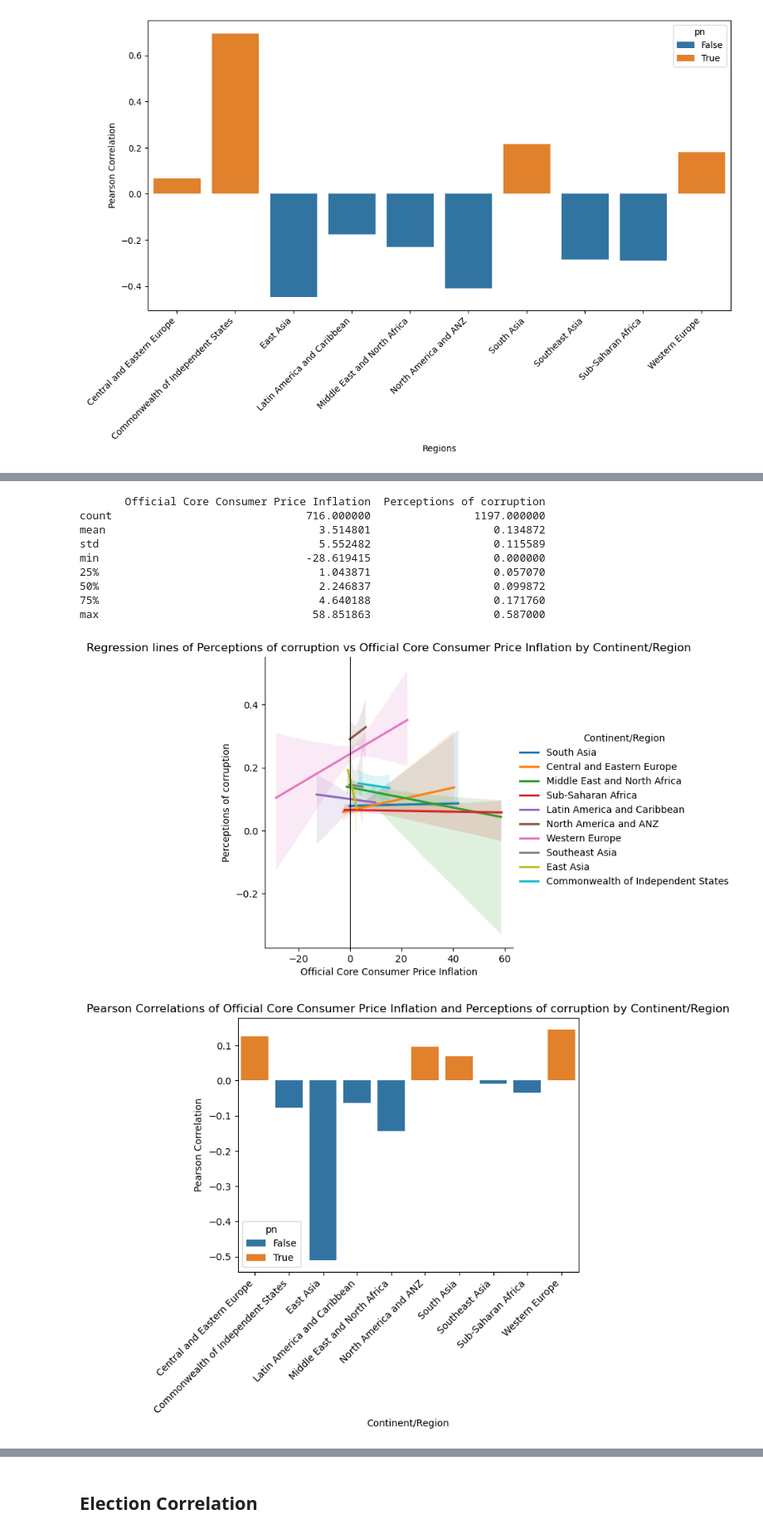
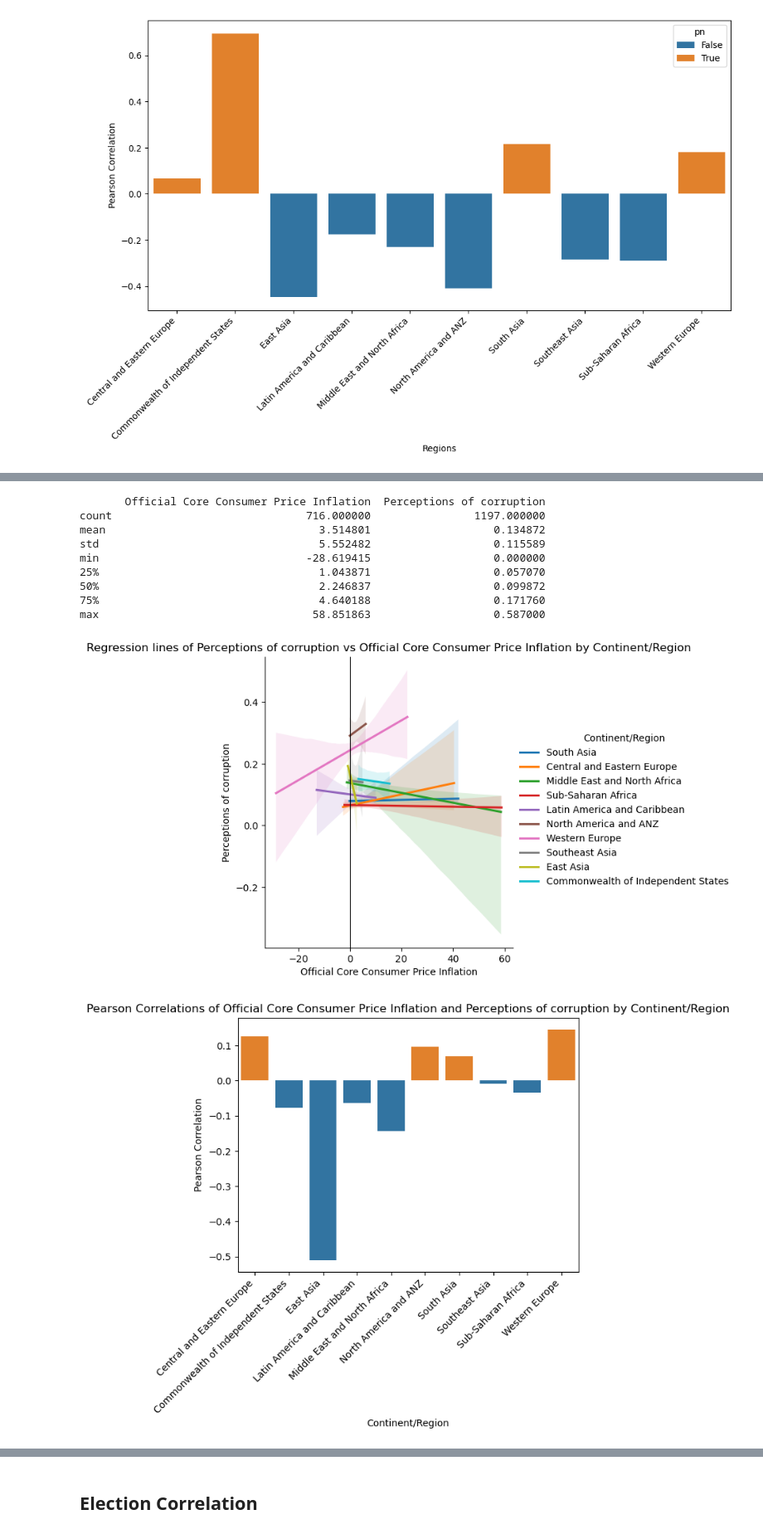
Before and after one commit to cmgboji/PSY371F-Final-Project, a Jupyter notebook: PSY 371F - Notebook.ipynb, the cells around one changed output, grey strips where cells are left out. Shown at 83% size. Drawn from its saved outputs; the diff is of its cells as text; code cells hidden in the pictures.

```diff
--- a/PSY 371F - Notebook.ipynb
+++ b/PSY 371F - Notebook.ipynb
@@ -225,35 +225,36 @@ def corrAnalysis(data, region, inflationType, score):
         corr = g[[inflationType, score]].corr().iloc[0, 1]
         correlations.append(corr)
 
     corrDf = pd.DataFrame({region: regions, 'Pearson Correlation': correlations})
     corrDf['pn'] = corrDf['Pearson Correlation'] > 0
 
     sns.lmplot(data=data, x=inflationType, y=score, hue=region, scatter=None)
     plt.axvline(x=0, color='black', linewidth=0.8)
     plt.title(f"Regression lines of {score} vs {inflationType} by {region}")
     plt.show()
 
     plt.figure()
     sns.barplot(data=corrDf, x=region, y='Pearson Correlation', hue='pn')
     plt.xticks(rotation=45, ha='right')
     plt.title(f"Pearson Correlations of {inflationType} and {score} by {region}")
+    plt.legend().set_visible(False)
     plt.show()
 
     return corrDf
 
 corrDfcorruption = corrAnalysis(core_i, 'Continent/Region', 'Official Core Consumer Price Inflation', 'Perceptions of corruption')
 # %% [output]
        Official Core Consumer Price Inflation  Perceptions of corruption
 count                              716.000000                1197.000000
 mean                                 3.514801                   0.134872
 std                                  5.552482                   0.115589
 min                                -28.619415                   0.000000
 25%                                  1.043871                   0.057070
 50%                                  2.246837                   0.099872
 75%                                  4.640188                   0.171760
 max                                 58.851863                   0.587000
-[figure, old version]
+[figure, new version]
-[figure, old version]
+[figure, new version]
 # %%
 corrDfECPI = corrAnalysis(ecpi, 'Continent/Region', 'Energy Consumer Price Inflation', 'Score')
 corrDfFCPI = corrAnalysis(fcpi, 'Continent/Region', 'Food Consumer Price Inflation', 'Score')
```
Also changed, not shown: parts of 1 cell of this notebook.
